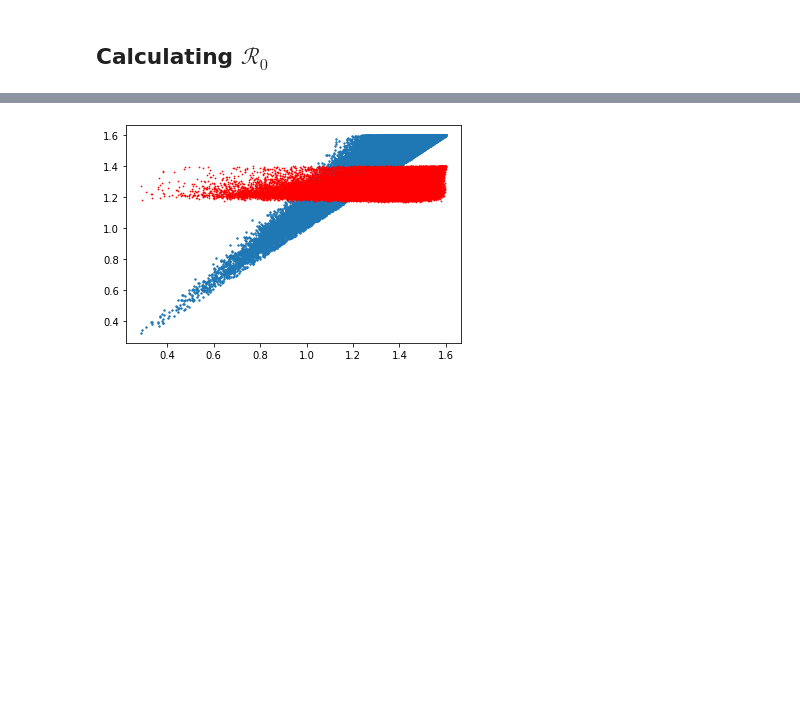
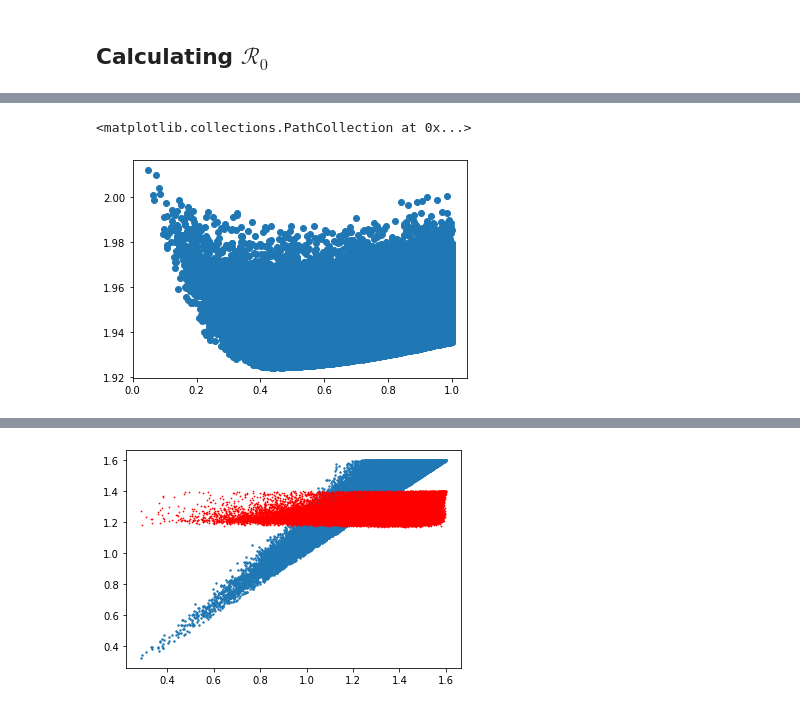
Before and after one commit to lucasmoschen/optimal-vaccination-networks, a Jupyter notebook: notebooks/robot_dance_model.ipynb, the cells around one changed output, grey strips where cells are left out. Cells and saved outputs as stored; diff of their text form; code cells hidden in the pictures; blank space fills up the shorter version.

```diff
--- a/notebooks/robot_dance_model.ipynb
+++ b/notebooks/robot_dance_model.ipynb
@@ -222 +230,6 @@ def r0_calc(_beta, _populations, _P1, _alpha, _gamma):
+# %%
+plt.scatter(P1_list, r0_list)
+# %% [output]
+<matplotlib.collections.PathCollection at 0x...>
+[figure, added]
 # %%
```
Also changed, not shown: parts of 14 cells of this notebook.
